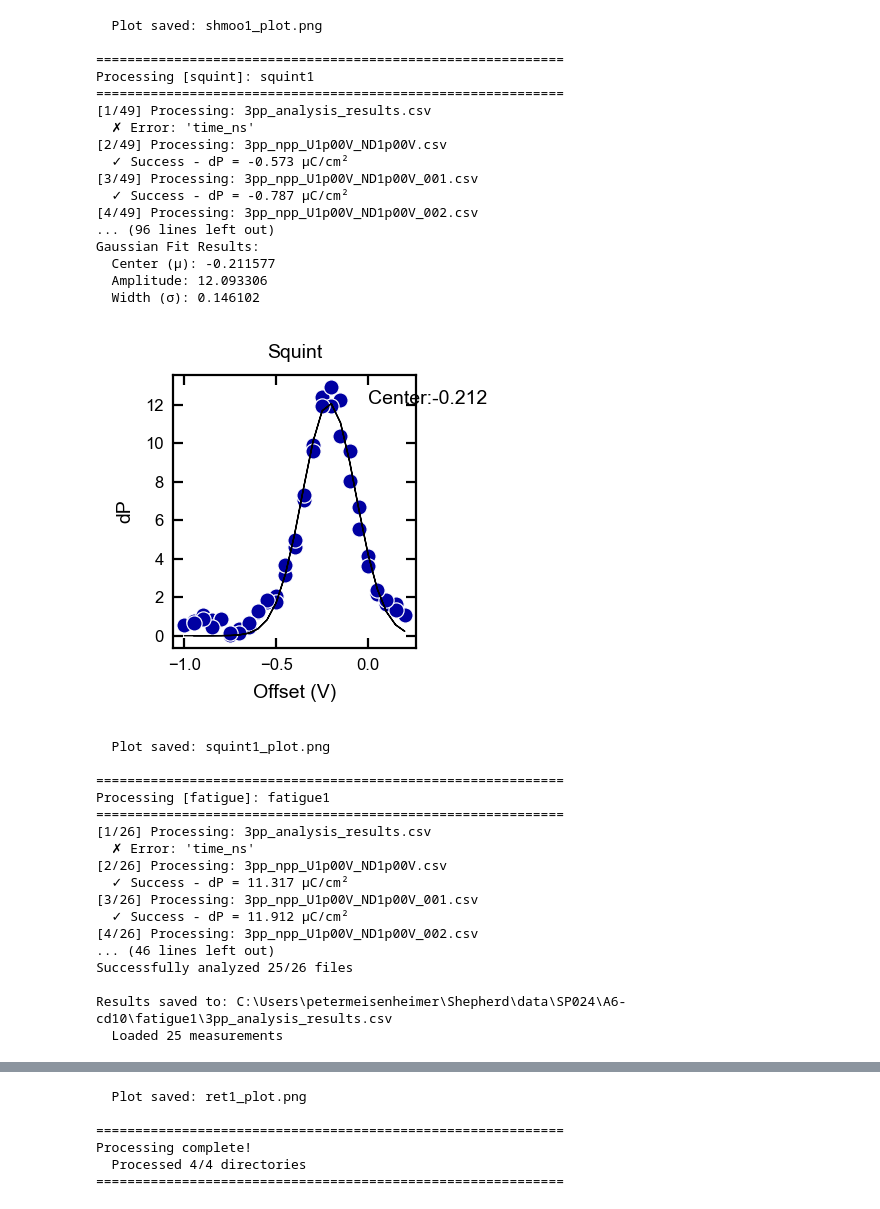
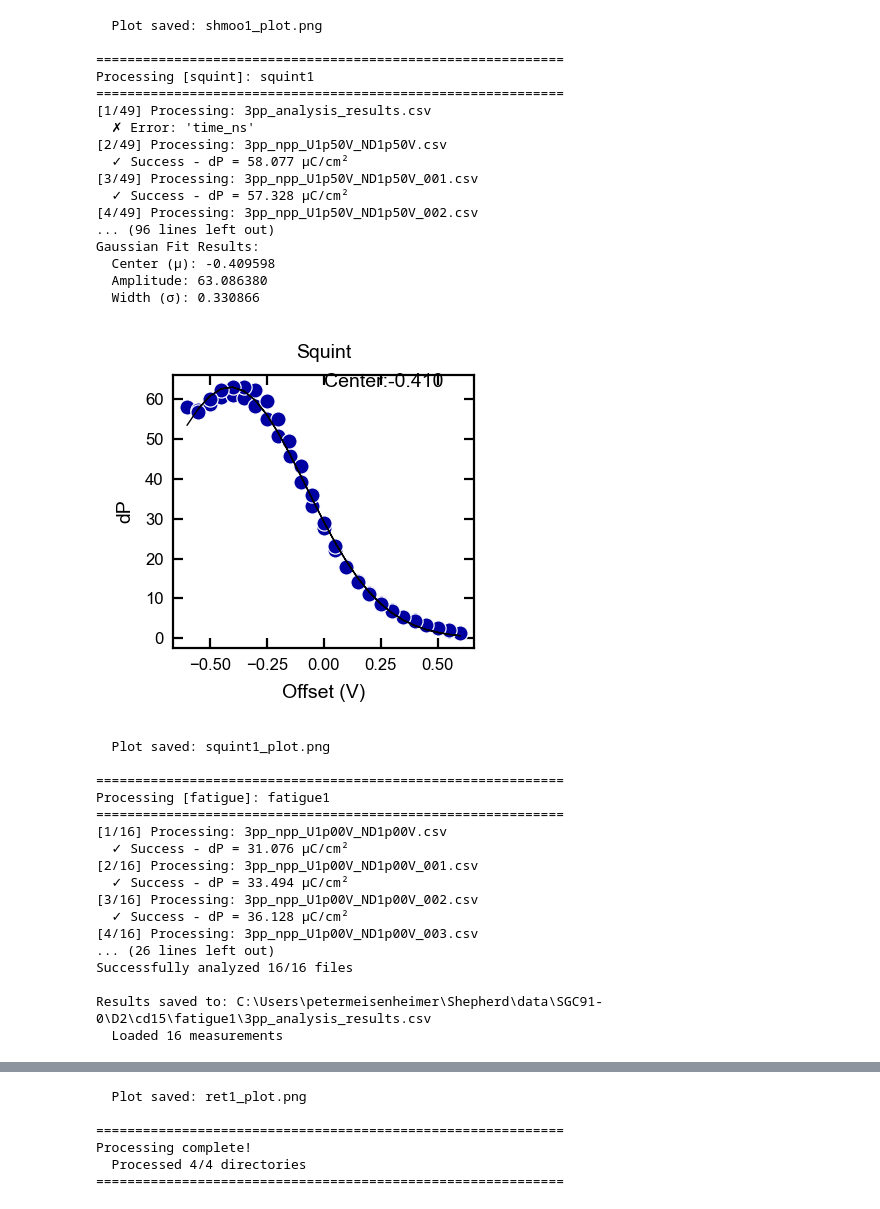
Before and after one commit to meisep/Shepherd_0.1, a Jupyter notebook: plotting_master.ipynb, the cells around one changed output, grey strips where cells are left out. Drawn from its saved outputs; the diff is of its cells as text; code cells hidden in the pictures.

```diff
--- a/plotting_master.ipynb
+++ b/plotting_master.ipynb
@@ -6,7 +6,7 @@ twocolors = ['#0000a2','#bc272d']
 fourcolors = ['#0000a2','#bc272d','#50ad9f','#e9c716']
 # %%
 results = process_sample(
-    sample_directory=r'SP024\A6-cd10',
-    cd_um=10,
+    sample_directory=r'SGC91-0/D2/cd15',
+    cd_um=15,
 )
 # %% [output]
@@ -31,35 +31,35 @@ Processing [shmoo]: shmoo1
   Plot saved: shmoo1_plot.png
 
 ============================================================
 Processing [squint]: squint1
 ============================================================
 [1/49] Processing: 3pp_analysis_results.csv
   ✗ Error: 'time_ns'
-[2/49] Processing: 3pp_npp_U1p00V_ND1p00V.csv
-  ✓ Success - dP = -0.573 µC/cm²
-[3/49] Processing: 3pp_npp_U1p00V_ND1p00V_001.csv
-  ✓ Success - dP = -0.787 µC/cm²
-[4/49] Processing: 3pp_npp_U1p00V_ND1p00V_002.csv
+[2/49] Processing: 3pp_npp_U1p50V_ND1p50V.csv
+  ✓ Success - dP = 58.077 µC/cm²
+[3/49] Processing: 3pp_npp_U1p50V_ND1p50V_001.csv
+  ✓ Success - dP = 57.328 µC/cm²
+[4/49] Processing: 3pp_npp_U1p50V_ND1p50V_002.csv
 ... (96 lines left out)
 Gaussian Fit Results:
-  Center (μ): -0.211577
-  Amplitude: 12.093306
-  Width (σ): 0.146102
+  Center (μ): -0.409598
+  Amplitude: 63.086380
+  Width (σ): 0.330866
-[figure, old version]
+[figure, new version]
   Plot saved: squint1_plot.png
 
 ============================================================
 Processing [fatigue]: fatigue1
 ============================================================
-[1/26] Processing: 3pp_analysis_results.csv
-  ✗ Error: 'time_ns'
-[2/26] Processing: 3pp_npp_U1p00V_ND1p00V.csv
-  ✓ Success - dP = 11.317 µC/cm²
-[3/26] Processing: 3pp_npp_U1p00V_ND1p00V_001.csv
-  ✓ Success - dP = 11.912 µC/cm²
-[4/26] Processing: 3pp_npp_U1p00V_ND1p00V_002.csv
-... (46 lines left out)
-Successfully analyzed 25/26 files
+[1/16] Processing: 3pp_npp_U1p00V_ND1p00V.csv
+  ✓ Success - dP = 31.076 µC/cm²
+[2/16] Processing: 3pp_npp_U1p00V_ND1p00V_001.csv
+  ✓ Success - dP = 33.494 µC/cm²
+[3/16] Processing: 3pp_npp_U1p00V_ND1p00V_002.csv
+  ✓ Success - dP = 36.128 µC/cm²
+[4/16] Processing: 3pp_npp_U1p00V_ND1p00V_003.csv
+... (26 lines left out)
+Successfully analyzed 16/16 files
 
-Results saved to: C:\Users\petermeisenheimer\Shepherd\data\SP024\A6-cd10\fatigue1\3pp_analysis_results.csv
-  Loaded 25 measurements
+Results saved to: C:\Users\petermeisenheimer\Shepherd\data\SGC91-0\D2\cd15\fatigue1\3pp_analysis_results.csv
+  Loaded 16 measurements
```
Also changed, not shown: parts of 1 cell of this notebook, 2 other files.
